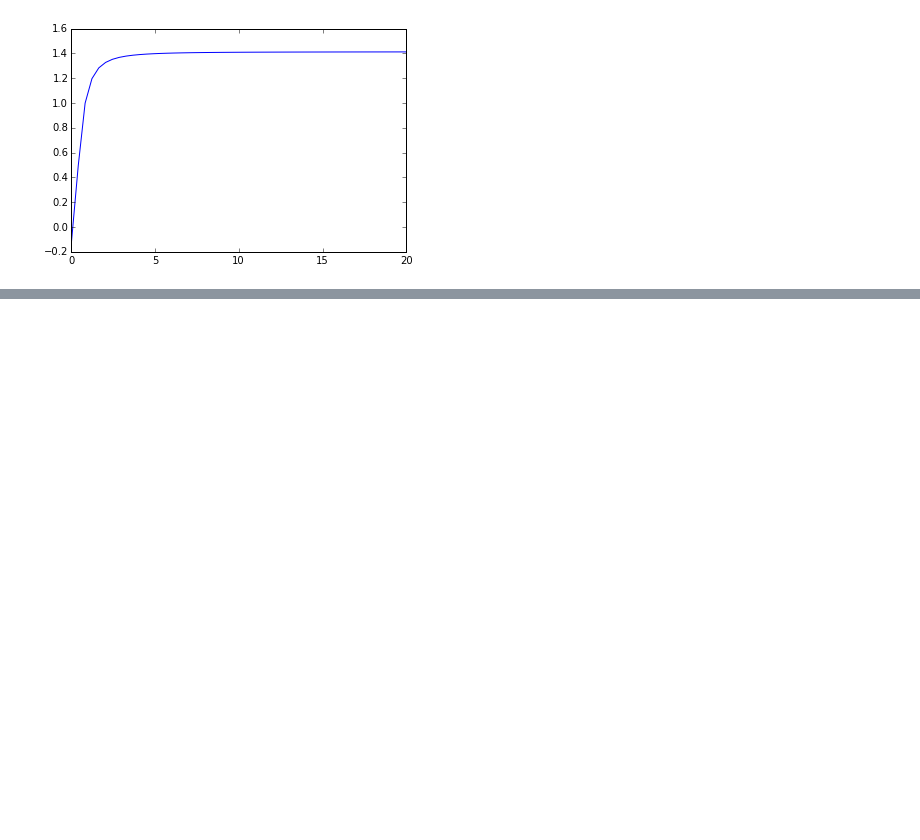
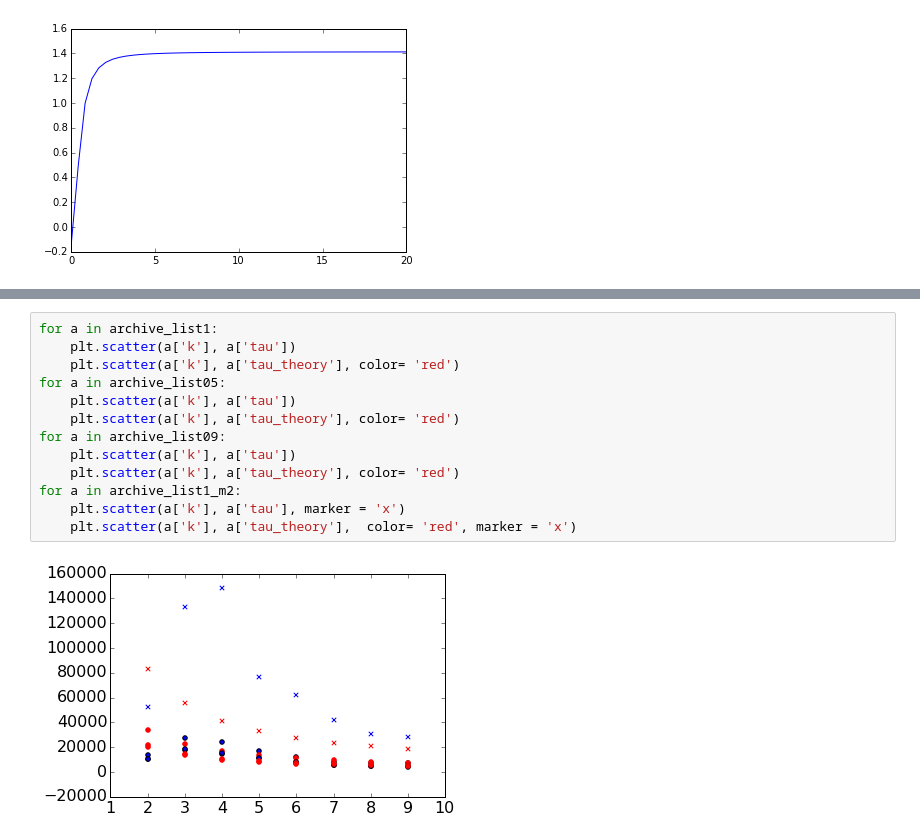
Before and after one commit to jedman/dedalus-leakylid, a Jupyter notebook: tau-comparison.ipynb, the cells around one changed output, grey strips where cells are left out. Drawn from its saved outputs; the diff is of its cells as text; blank space fills up the shorter version.

```diff
--- a/tau-comparison.ipynb
+++ b/tau-comparison.ipynb
@@ -32,0 +104,15 @@ plt.plot(m, tau_exact(m)/tau_off(m))
+# %%
+for a in archive_list1:
+    plt.scatter(a['k'], a['tau'])
+    plt.scatter(a['k'], a['tau_theory'], color= 'red')
+for a in archive_list05:
+    plt.scatter(a['k'], a['tau'])
+    plt.scatter(a['k'], a['tau_theory'], color= 'red')
+for a in archive_list09:
+    plt.scatter(a['k'], a['tau'])
+    plt.scatter(a['k'], a['tau_theory'], color= 'red')
+for a in archive_list1_m2:
+    plt.scatter(a['k'], a['tau'], marker = 'x')
+    plt.scatter(a['k'], a['tau_theory'],  color= 'red', marker = 'x')
+# %% [output]
+[figure, added]
```
Also changed, not shown: parts of 10 cells of this notebook, 3 other files.
